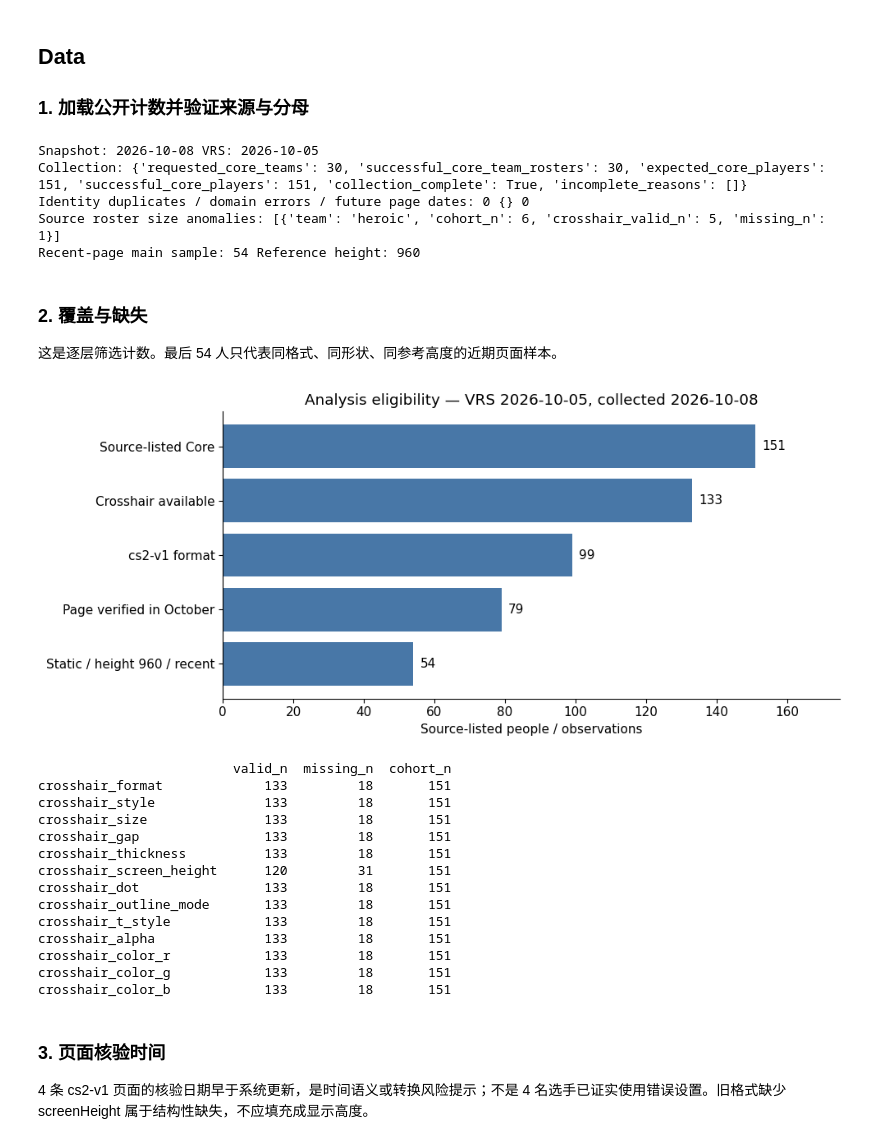
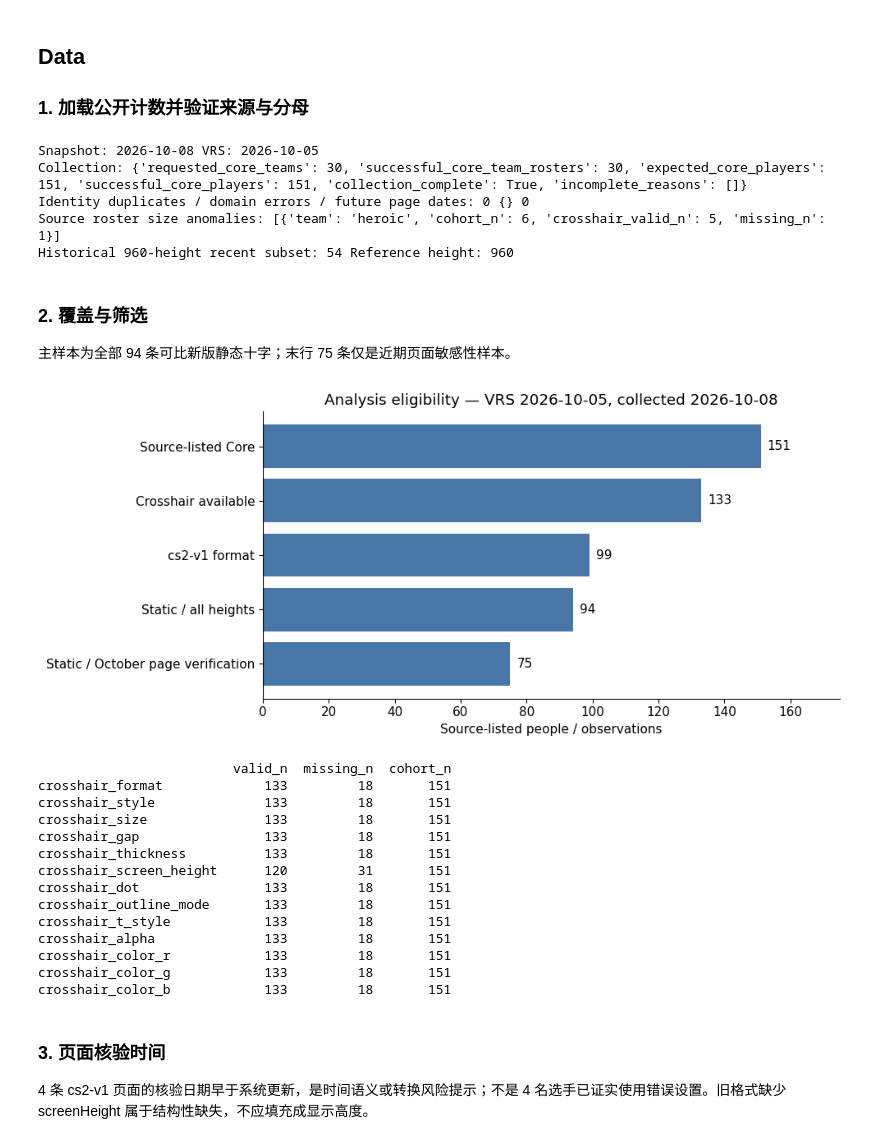
Before and after one commit to Starfie1d1272/CS2-Pro-Settings, a Jupyter notebook: notebooks/v2/2026-10-08-crosshair.ipynb, the cells around one changed output. Cells and saved outputs as stored; diff of their text form; code cells hidden in the pictures.

```diff
--- a/notebooks/v2/2026-10-08-crosshair.ipynb
+++ b/notebooks/v2/2026-10-08-crosshair.ipynb
@@ -44,7 +44,7 @@ print("Snapshot:", review["snapshot_date"], "VRS:", review["ranking_date"])
 print("Collection:", review["collection"])
 print("Identity duplicates / domain errors / future page dates:", review["quality"]["identity_duplicate_n"], review["quality"]["invalid_values"], review["quality"]["future_page_date_n"])
 print("Source roster size anomalies:", review["quality"]["roster_size_outliers"])
-print("Recent-page main sample:", review["geometry_sample"]["valid_n"], "Reference height:", review["geometry_sample"]["reference_height"])
+print("Historical 960-height recent subset:", review["geometry_sample"]["valid_n"], "Reference height:", review["geometry_sample"]["reference_height"])
 plt.rcParams.update({"figure.figsize": (9, 5), "font.size": 11, "axes.spines.top": False, "axes.spines.right": False})
 figure_dir = root / "figures/analysis/2026-10-08"
 figure_dir.mkdir(parents=True, exist_ok=True)
@@ -53,24 +53,24 @@ Snapshot: 2026-10-08 VRS: 2026-10-05
 Collection: {'requested_core_teams': 30, 'successful_core_team_rosters': 30, 'expected_core_players': 151, 'successful_core_players': 151, 'collection_complete': True, 'incomplete_reasons': []}
 Identity duplicates / domain errors / future page dates: 0 {} 0
 Source roster size anomalies: [{'team': 'heroic', 'cohort_n': 6, 'crosshair_valid_n': 5, 'missing_n': 1}]
-Recent-page main sample: 54 Reference height: 960
+Historical 960-height recent subset: 54 Reference height: 960
 # %% [markdown]
-### 2. 覆盖与缺失
+### 2. 覆盖与筛选
 
-这是逐层筛选计数。最后 54 人只代表同格式、同形状、同参考高度的近期页面样本。
+主样本为全部 94 条可比新版静态十字；末行 75 条仅是近期页面敏感性样本。
 # %%
-labels = ["Source-listed Core", "Crosshair available", "cs2-v1 format", "Page verified in October", "Static / height 960 / recent"]
-counts = [review["cohort_n"], review["crosshair_valid_n"], review["native_format_n"], review["native_recent_page_n"], review["geometry_sample"]["valid_n"]]
+labels = ["Source-listed Core", "Crosshair available", "cs2-v1 format", "Static / all heights", "Static / October page verification"]
+counts = [review["cohort_n"], review["crosshair_valid_n"], review["native_format_n"], review["rescreened"]["eligible_n"], review["rescreened"]["recent_page_appearance"]["valid_n"]]
 fig, ax = plt.subplots(figsize=(10, 4.5))
 ax.barh(labels[::-1], counts[::-1], color="#4877a7")
 for y, value in enumerate(counts[::-1]): ax.text(value+2, y, str(value), va="center")
 ax.set_xlim(0, 175); ax.set_xlabel("Source-listed people / observations")
 ax.set_title("Analysis eligibility — VRS 2026-10-05, collected 2026-10-08")
 fig.tight_layout(); fig.savefig(figure_dir / "coverage.png", dpi=160); plt.show()
 missing = pd.DataFrame(review["quality"]["field_completeness"]).T
 print(missing.to_string())
 # %% [output]
-[figure, old version]
+[figure, new version]
                          valid_n  missing_n  cohort_n
 crosshair_format             133         18       151
 crosshair_style              133         18       151
```
Also changed, not shown: parts of 5 cells of this notebook, 9 other files.
